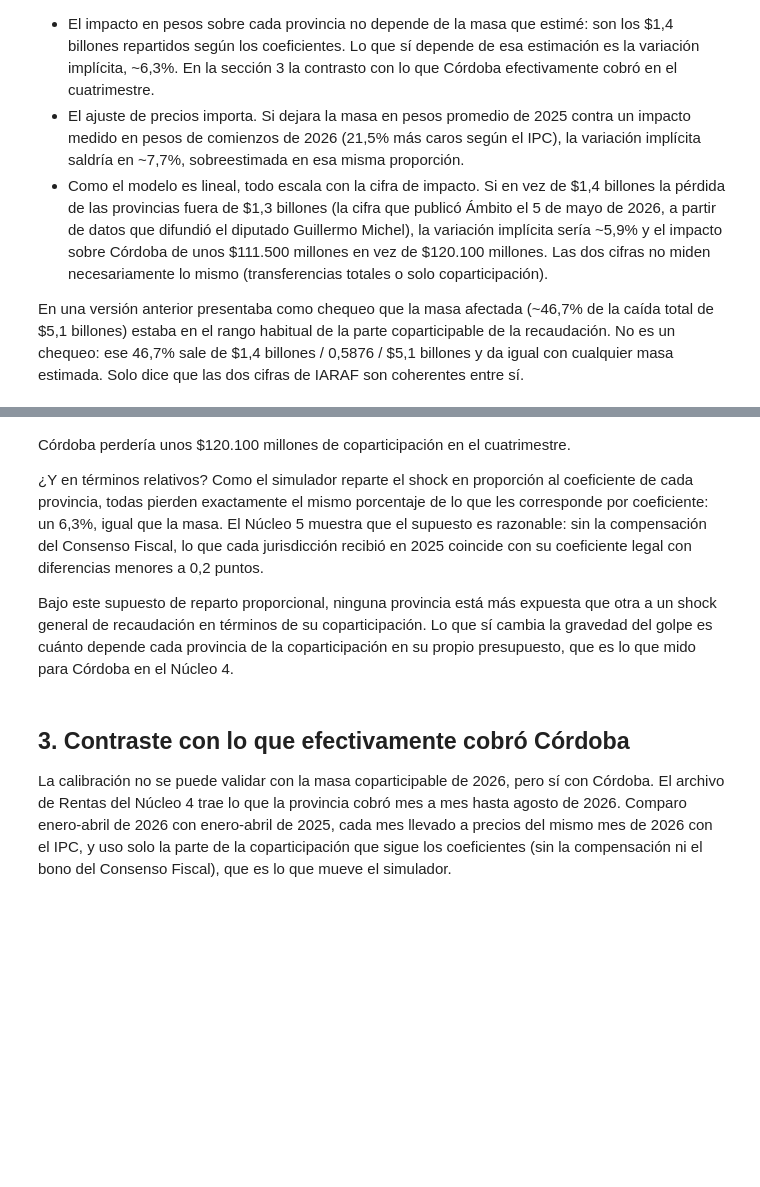
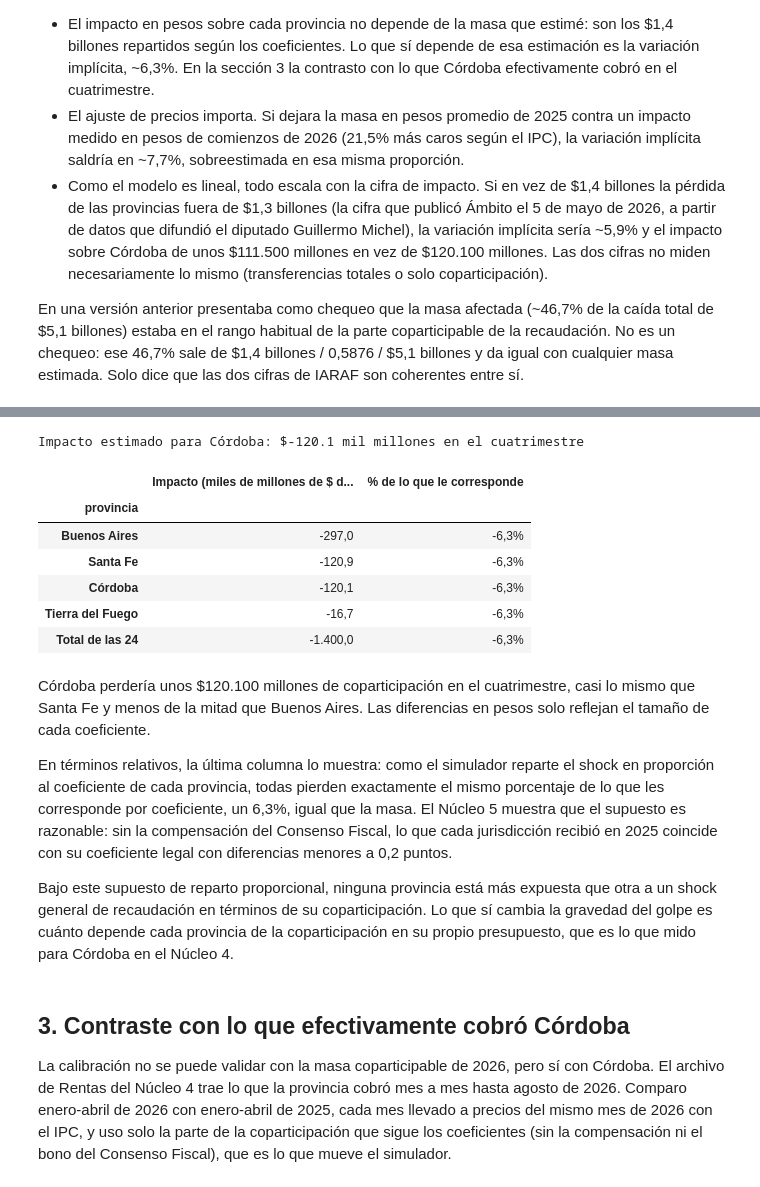
Before and after one commit to llorenzomagnano-sys/analisis-de-la-coparticipacion-federal-con-foco-en-cordoba, a Jupyter notebook: notebooks/03_simulador_sensibilidad.ipynb, the cells around one changed output, grey strips where cells are left out. Drawn from its saved outputs; the diff is of its cells as text; code cells hidden in the pictures; blank space fills up the shorter version.

```diff
--- a/notebooks/03_simulador_sensibilidad.ipynb
+++ b/notebooks/03_simulador_sensibilidad.ipynb
@@ -188,9 +137,37 @@ Impacto estimado para Córdoba: $-120.1 mil millones en el cuatrimestre
+# %%
+resultado_escenario = simular_shock(variacion_implicita, recaudacion_base_4m, COEFICIENTES_COPARTICIPACION)
+impacto_df = pd.DataFrame(resultado_escenario["por_provincia"]).set_index("provincia")
+impacto_df["corresponde_sin_shock"] = impacto_df["coeficiente"] * recaudacion_base_4m
+
+cordoba_impacto = impacto_df.loc["Córdoba", "impacto_pesos"]
+print(f"Impacto estimado para Córdoba: ${cordoba_impacto / 1e9:,.1f} mil millones en el cuatrimestre")
+
+filas = ["Buenos Aires", "Santa Fe", "Córdoba", "Tierra del Fuego"]
+tabla = impacto_df.loc[filas, ["impacto_pesos", "corresponde_sin_shock"]]
+tabla.loc["Total de las 24"] = impacto_df[["impacto_pesos", "corresponde_sin_shock"]].sum()
+tabla["% de lo que le corresponde"] = tabla["impacto_pesos"] / tabla["corresponde_sin_shock"]
+tabla = tabla.drop(columns="corresponde_sin_shock").rename(columns={"impacto_pesos": "Impacto (miles de millones de $ de ene-abr 2026)"})
+tabla.style.format({
+    "Impacto (miles de millones de $ de ene-abr 2026)": lambda v: f"{v / 1e9:,.1f}".replace(",", "X").replace(".", ",").replace("X", "."),
+    "% de lo que le corresponde": lambda v: f"{v:.1%}".replace(".", ","),
+})
+# %% [output]
+Impacto estimado para Córdoba: $-120.1 mil millones en el cuatrimestre
+|  | Impacto (miles de millones de $ d... | % de lo que le corresponde |
+| provincia |  |  |
+| Buenos Aires | -297,0 | -6,3% |
+| Santa Fe | -120,9 | -6,3% |
+| Córdoba | -120,1 | -6,3% |
+| Tierra del Fuego | -16,7 | -6,3% |
+| Total de las 24 | -1.400,0 | -6,3% |
 # %% [markdown]
-Córdoba perdería unos \$120.100 millones de coparticipación en el cuatrimestre.
+Córdoba perdería unos \$120.100 millones de coparticipación en el cuatrimestre, casi lo
+mismo que Santa Fe y menos de la mitad que Buenos Aires. Las diferencias en pesos solo
+reflejan el tamaño de cada coeficiente.
 
-¿Y en términos relativos? Como el simulador reparte el shock en proporción al
-coeficiente de cada provincia, todas pierden exactamente el mismo porcentaje de lo que
-les corresponde por coeficiente: un 6,3%, igual que la masa. El Núcleo 5 muestra que el supuesto
+En términos relativos, la última columna lo muestra: como el simulador reparte el shock
+en proporción al coeficiente de cada provincia, todas pierden exactamente el mismo
+porcentaje de lo que les corresponde por coeficiente, un 6,3%, igual que la masa. El Núcleo 5 muestra que el supuesto
 es razonable: sin la compensación del Consenso Fiscal, lo que cada jurisdicción recibió
 en 2025 coincide con su coeficiente legal con diferencias menores a 0,2 puntos.
 
```
Also changed, not shown: parts of 3 cells of this notebook, 6 other files.
